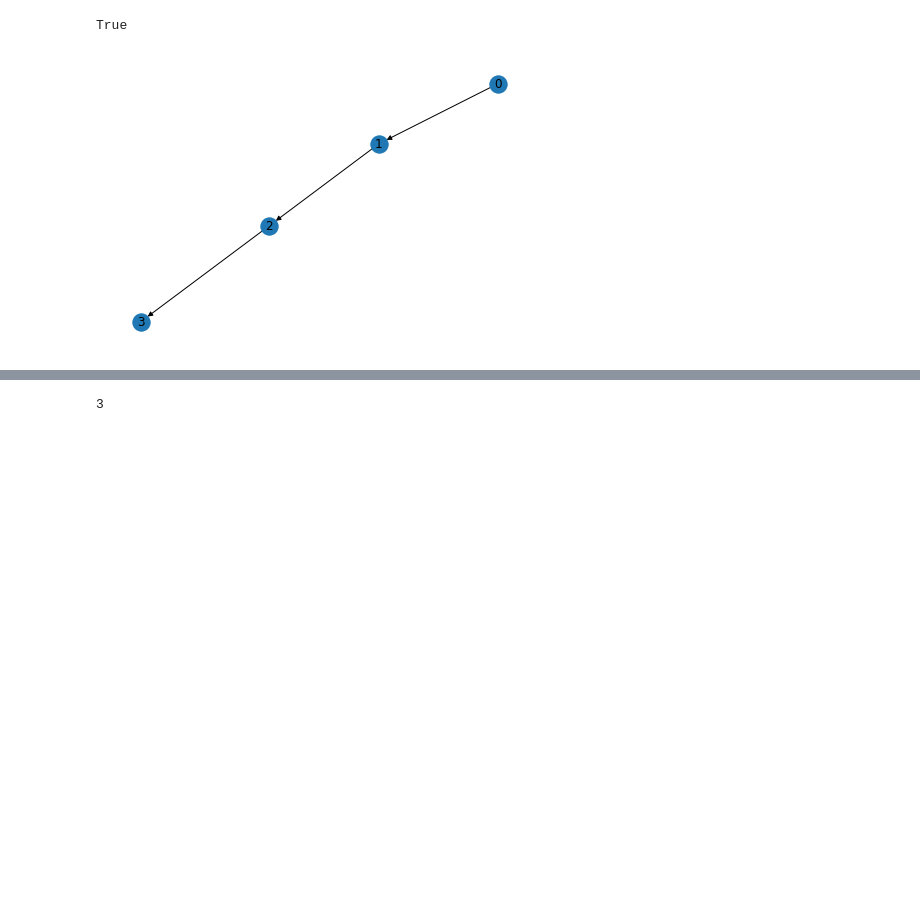
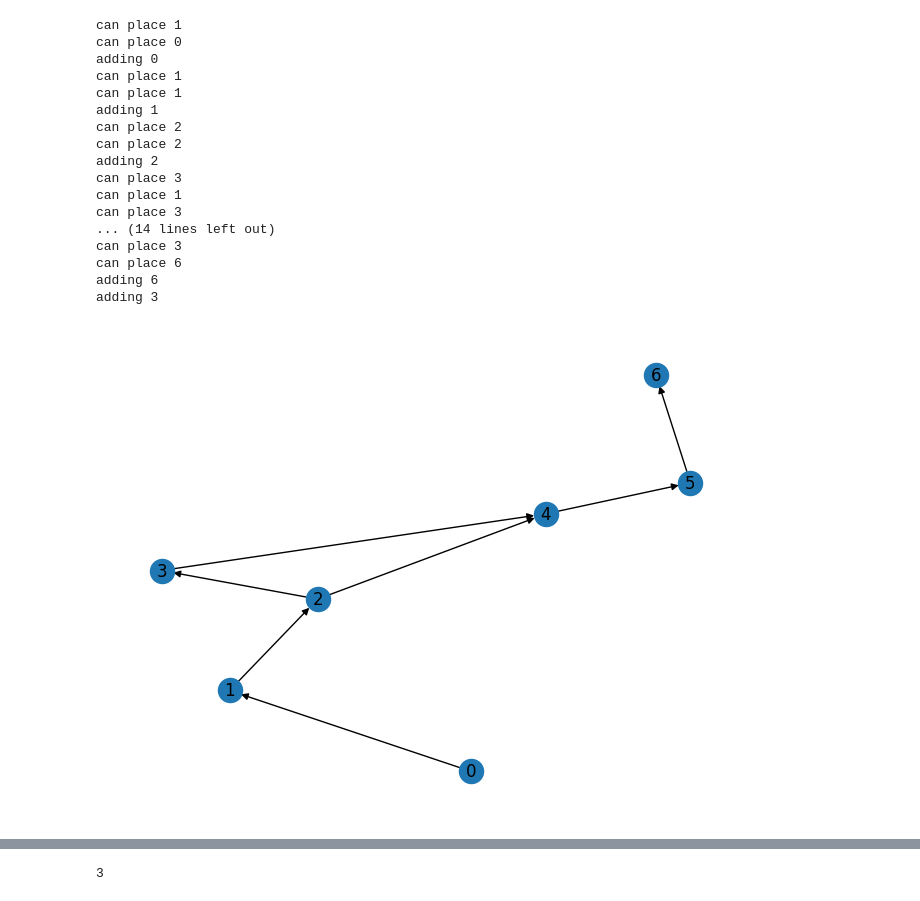
Before and after one commit to blake-holman/PebblingRocks, a Jupyter notebook: pebbling.ipynb, the cells around one changed output, grey strips where cells are left out. Drawn from its saved outputs; the diff is of its cells as text; code cells hidden in the pictures; blank space fills up the shorter version.

```diff
--- a/pebbling.ipynb
+++ b/pebbling.ipynb
@@ -32,9 +182,58 @@ class Pebbling():
+# %%
+def get_random_pebbling(G, max=30, p_max=.3):
+    n = G.number_of_nodes()
+    P = [[0]]
+    round = 1
+    while (n-1) not in P[-1]:
+        possible_adds = []
+        possible_dels = []
+        for v in range(n):
+            if can_place(v, -1, P, G):
+                print('can place', v)
+                possible_adds.append(v)
+            elif v in P[-1]:
+                possible_dels.append(v)
+
+        actual_adds = sample(possible_adds, randint(len(possible_adds)+1))
+        actual_dels = sample(possible_dels, randint(len(possible_dels)+1))
+
+        new_step = copy(P[-1])
+        for d in actual_dels:
+            if np.random.random() < p_max:
+                new_step.remove(d)
+
+        for a in actual_adds:
+            print('adding', a)
+            new_step.append(a)
+        if P[-1] != new_step:
+            P.append(new_step)
+        round += 1
+    P[-1] = [n-1]
+    return Pebbling(G, P)
 # %%
-G = nx.DiGraph([(0,1), (1,2), (2,3)])
-P = Pebbling(G, [{i} for i in range(0, 4)])
+n = 6
+G = nx.DiGraph([(i, i+1) for i in range(n)]+[(i, 2*i) for i in range(2,n//2)])
+# nx.draw(G, with_labels=True)
+P = get_random_pebbling(G)
 P.show_graph()
-print(P.is_legal_classic())
+# print(P.is_legal_classic())
 P.show_pebbling()
 # %% [output]
-True
+can place 1
+can place 0
+adding 0
+can place 1
+can place 1
+adding 1
+can place 2
+can place 2
+adding 2
+can place 3
+can place 1
+can place 3
+... (14 lines left out)
+can place 3
+can place 6
+adding 6
+adding 3
-[figure, old version]
+[figure, new version]
```
Also changed, not shown: parts of 12 cells of this notebook.
